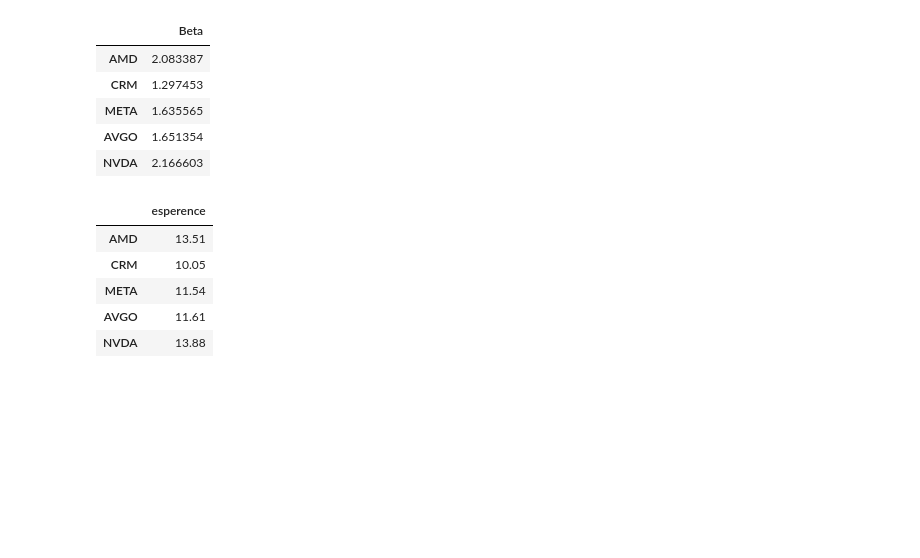
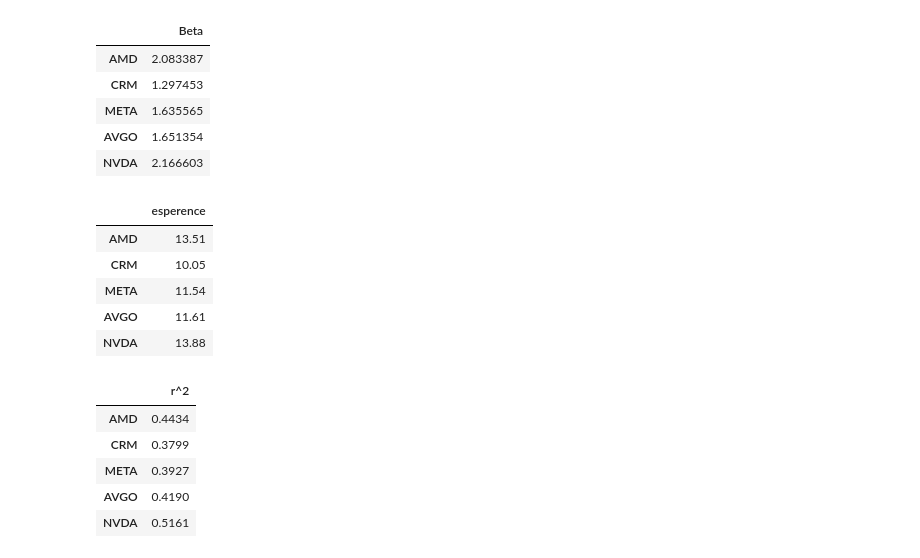
Before and after one commit to alabienlecouz/portfolio-V1, a Jupyter notebook: rentability model/model-CAPM.ipynb, the cells around one changed output. Saved outputs shown, nothing was run; the diff lists cells and outputs as text; code cells hidden in the pictures; blank space fills up the shorter version.

```diff
--- a/rentability model/model-CAPM.ipynb
+++ b/rentability model/model-CAPM.ipynb
@@ -162,3 +163,18 @@ esperence.head()
 | META | 11.54 |
 | AVGO | 11.61 |
 | NVDA | 13.88 |
+# %%
+r2 = []
+for ticker in VALID_TICKERS:
+    _, _, r_value, _, _ = stats.linregress(data2["^GSPC"], data2[ticker])
+    r2.append(round(r_value**2, 4))
+
+r2 = pd.DataFrame({"r^2" : r2}, index=VALID_TICKERS)
+r2.head()
+# %% [output]
+|  | r^2 |
+| AMD | 0.4434 |
+| CRM | 0.3799 |
+| META | 0.3927 |
+| AVGO | 0.4190 |
+| NVDA | 0.5161 |
```
Also changed, not shown: parts of 3 cells of this notebook.
